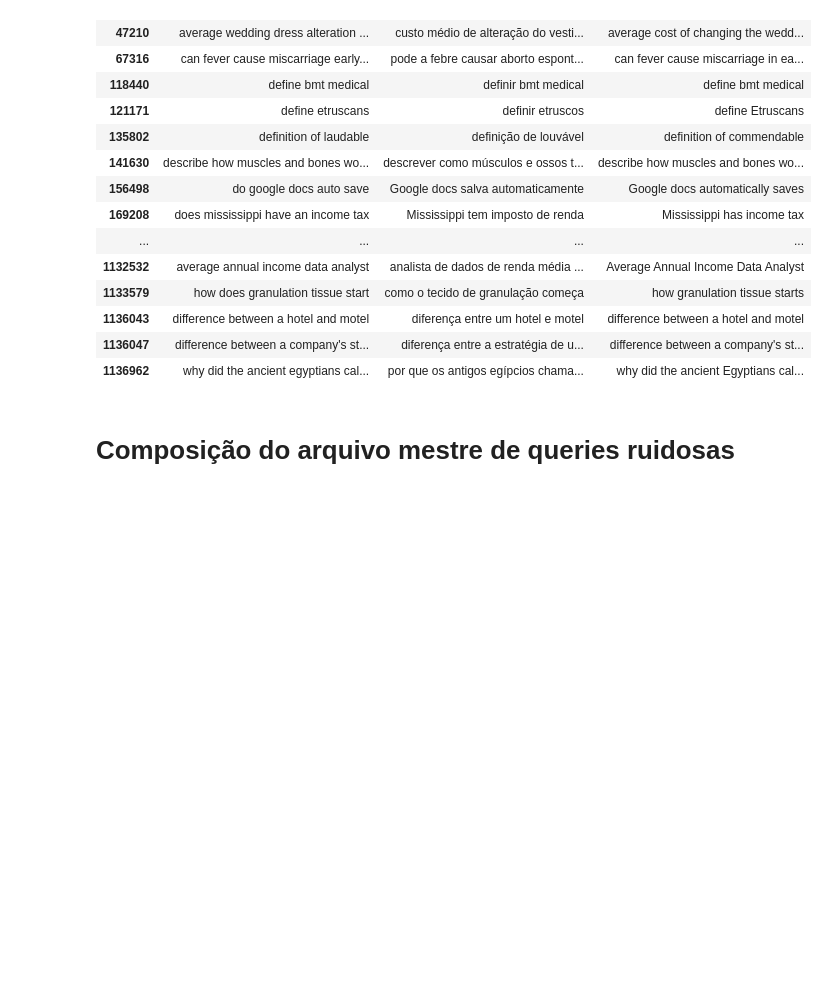
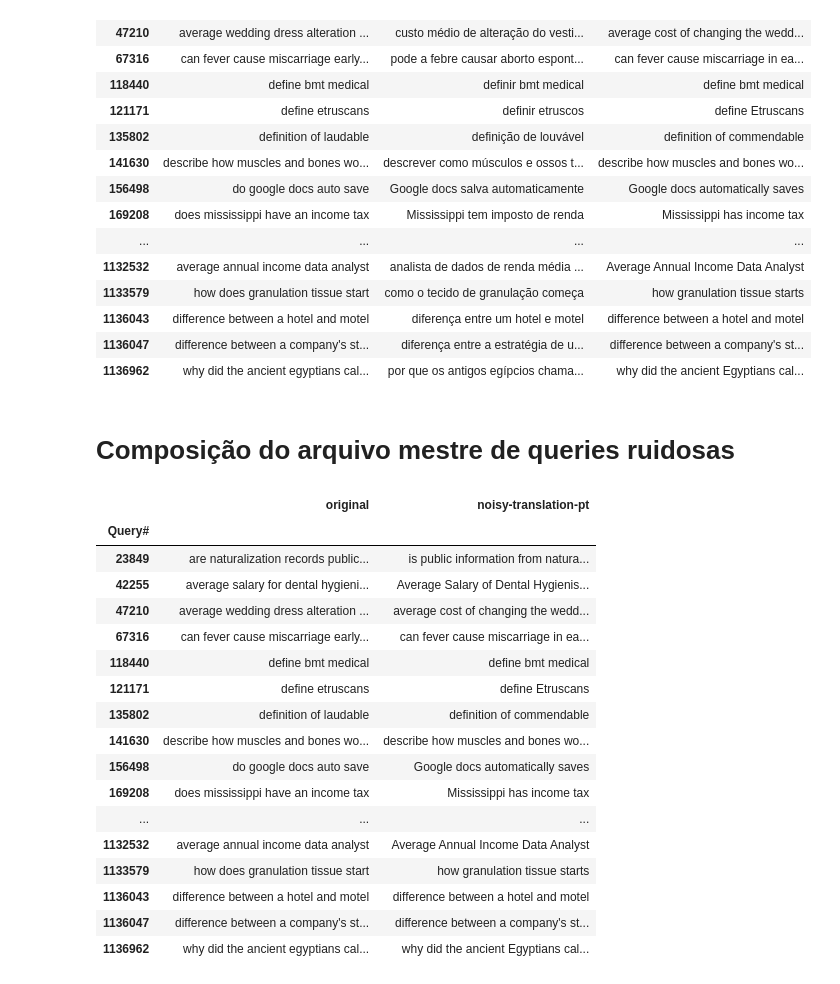
Before and after one commit to leonardo3108/robustez-query, a Jupyter notebook: code/noisy_queries_translation_pt.ipynb, the cells around one changed output. Saved outputs shown, nothing was run; the diff lists cells and outputs as text; code cells hidden in the pictures; blank space fills up the shorter version.

Commit message:
ajuste - hipótese do arquivo mestre já existir

```diff
--- a/code/noisy_queries_translation_pt.ipynb
+++ b/code/noisy_queries_translation_pt.ipynb
@@ -151,6 +151,35 @@ df.to_csv('noisy-queries-translation-pt.csv', header=True, index=True, index_lab
 # %%
 import requests
 
-req = requests.get('https://raw.githubusercontent.com/leonardo3108/robustez-query/main/data/noisy-queries.txt')
+req = requests.get('https://raw.githubusercontent.com/leonardo3108/robustez-query/main/data/noisy-queries.csv')
 if req.status_code != 200:
-    df[['original', 'noisy-translation-pt']].to_csv('noisy-queries.csv', header=True, index=True, index_label='Query#', quoting = csv.QUOTE_NONNUMERIC)
+    df_mestre = df[['original', 'noisy-translation-pt']]
+# %%
+import csv
+
+if req.status_code == 200:
+    query_list = list(csv.reader(req.content.decode('utf-8').splitlines(), delimiter=','))
+    df_mestre = pd.DataFrame(query_list[1:], columns = query_list[0])
+    df_mestre.set_index('Query#', inplace=True)
+    df_mestre['noisy-translation-pt'] = df['noisy-translation-pt']
+# %%
+df_mestre
+# %% [output]
+|  | original | noisy-translation-pt |
+| Query# |  |  |
+| 23849 | are naturalization records public... | is public information from natura... |
+| 42255 | average salary for dental hygieni... | Average Salary of Dental Hygienis... |
+| 47210 | average wedding dress alteration ... | average cost of changing the wedd... |
+| 67316 | can fever cause miscarriage early... | can fever cause miscarriage in ea... |
+| 118440 | define bmt medical | define bmt medical |
+| 121171 | define etruscans | define Etruscans |
+| 135802 | definition of laudable | definition of commendable |
+| 141630 | describe how muscles and bones wo... | describe how muscles and bones wo... |
+| 156498 | do google docs auto save | Google docs automatically saves |
+| 169208 | does mississippi have an income tax | Mississippi has income tax |
+| ... | ... | ... |
+| 1132532 | average annual income data analyst | Average Annual Income Data Analyst |
+| 1133579 | how does granulation tissue start | how granulation tissue starts |
+| 1136043 | difference between a hotel and motel | difference between a hotel and motel |
+| 1136047 | difference between a company's st... | difference between a company's st... |
+| 1136962 | why did the ancient egyptians cal... | why did the ancient Egyptians cal... |
```
Also changed, not shown: parts of 1 cell of this notebook.
